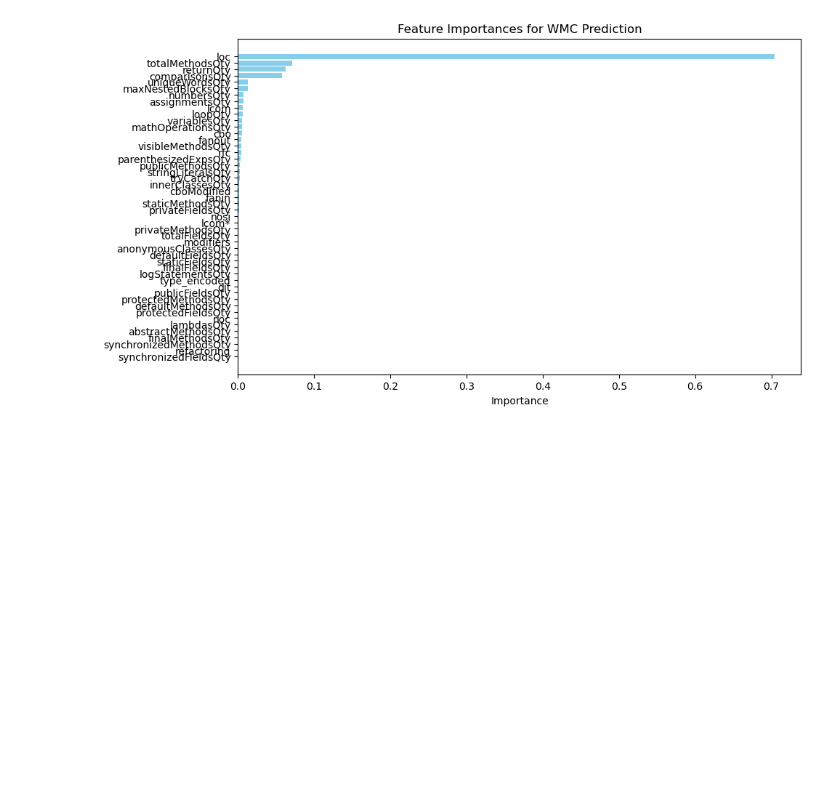
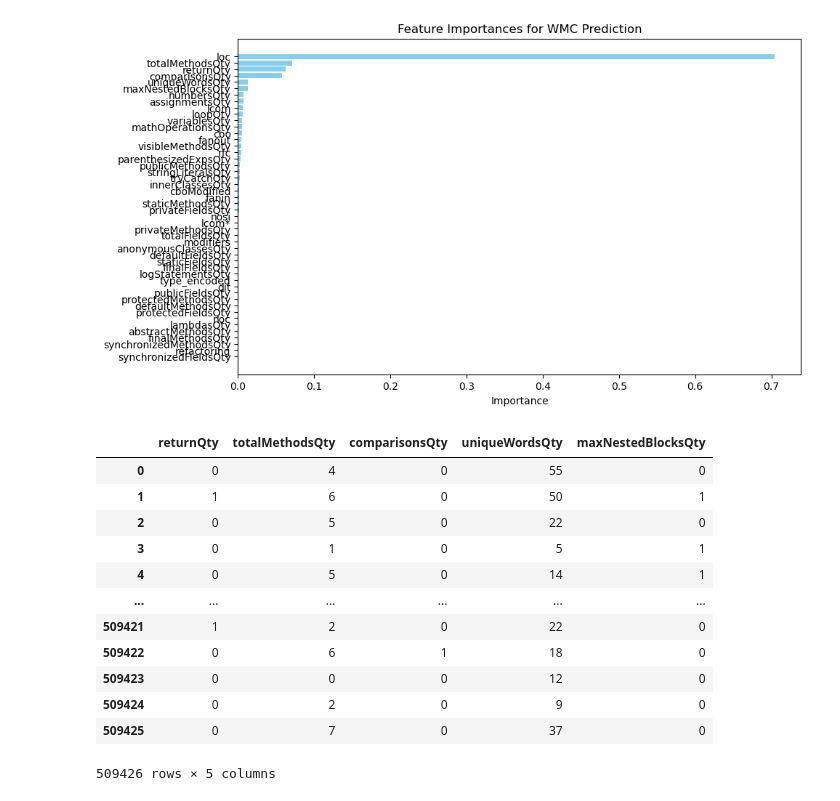
Before and after one commit to eyp091/software_metrics, a Jupyter notebook: new_model_regression.ipynb, the cells around one changed output. Drawn from its saved outputs; the diff is of its cells as text; code cells hidden in the pictures; blank space fills up the shorter version.

```diff
--- a/new_model_regression.ipynb
+++ b/new_model_regression.ipynb
@@ -147,0 +152,16 @@ plt.show()
+# %%
+new_data
+# %% [output]
+|  | returnQty | totalMethodsQty | comparisonsQty | uniqueWordsQty | maxNestedBlocksQty |
+| 0 | 0 | 4 | 0 | 55 | 0 |
+| 1 | 1 | 6 | 0 | 50 | 1 |
+| 2 | 0 | 5 | 0 | 22 | 0 |
+| 3 | 0 | 1 | 0 | 5 | 1 |
+| 4 | 0 | 5 | 0 | 14 | 1 |
+| ... | ... | ... | ... | ... | ... |
+| 509421 | 1 | 2 | 0 | 22 | 0 |
+| 509422 | 0 | 6 | 1 | 18 | 0 |
+| 509423 | 0 | 0 | 0 | 12 | 0 |
+| 509424 | 0 | 2 | 0 | 9 | 0 |
+| 509425 | 0 | 7 | 0 | 37 | 0 |
+509426 rows × 5 columns
```
Also changed, not shown: parts of 15 cells of this notebook, 3 other files.
